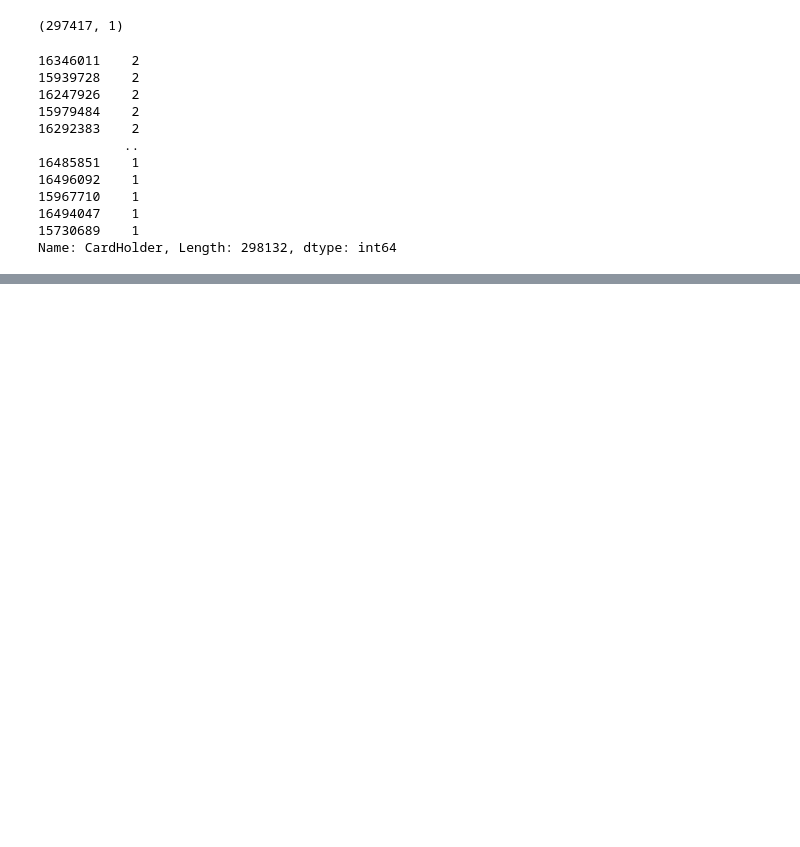
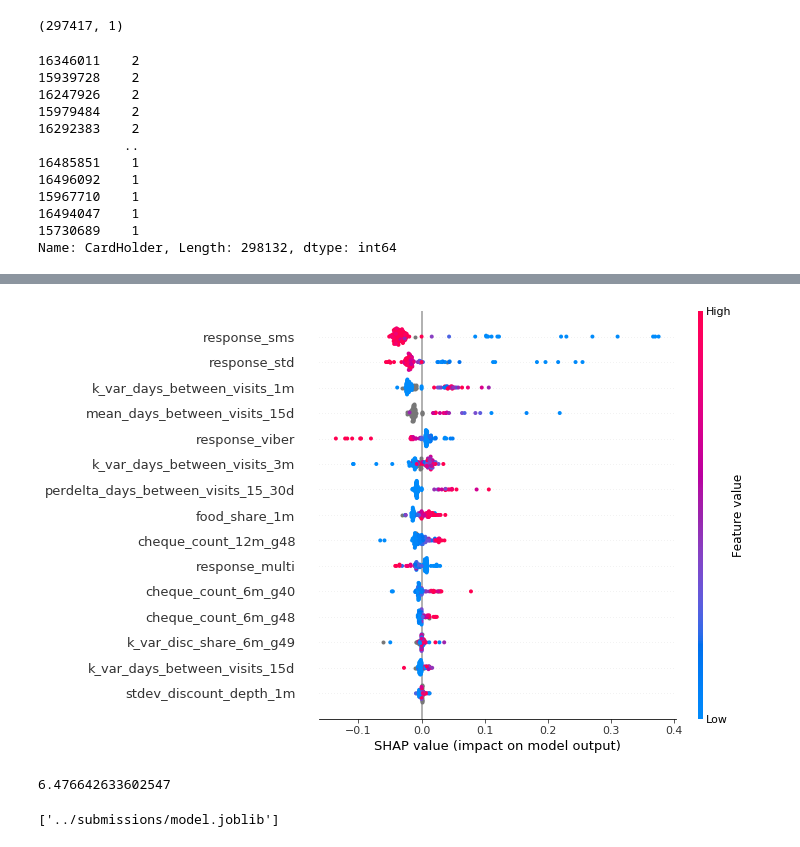
Before and after one commit to DKozl50/pluh_sms, a Jupyter notebook: experiments/day_3.ipynb, the cells around one changed output, grey strips where cells are left out. Drawn from its saved outputs; the diff is of its cells as text; code cells hidden in the pictures; blank space fills up the shorter version.

```diff
--- a/experiments/day_3.ipynb
+++ b/experiments/day_3.ipynb
@@ -247,3 +244,7 @@ explainer = shap.KernelExplainer(model.predict, test[:100].values)
 shap_values = explainer.shap_values(test[:100].values)
 # %% [output]
 [interactive output not drawn]
+# %%
+shap.summary_plot(shap_values, test[:100])
+# %% [output]
+[figure, added]
@@ -249,0 +258,9 @@ shap_values = explainer.shap_values(test[:100].values)
+# %%
+custom_metric(val_data, take_top_ratio=0.25)
+# %% [output]
+6.476642633602547
+# %%
+import joblib
+joblib.dump(model.models, '../submissions/model.joblib')
+# %% [output]
+['../submissions/model.joblib']
```
Also changed, not shown: parts of 11 cells of this notebook, 6 other files.
